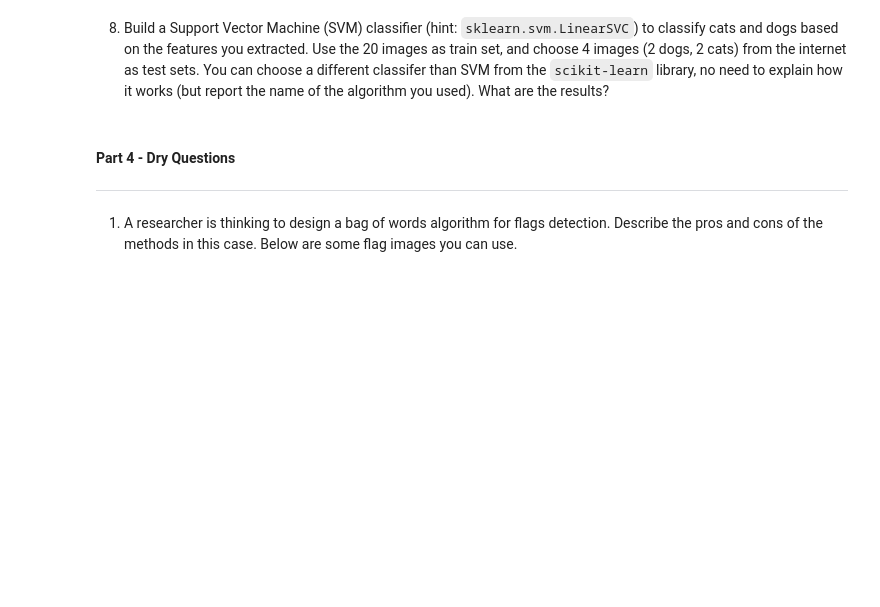
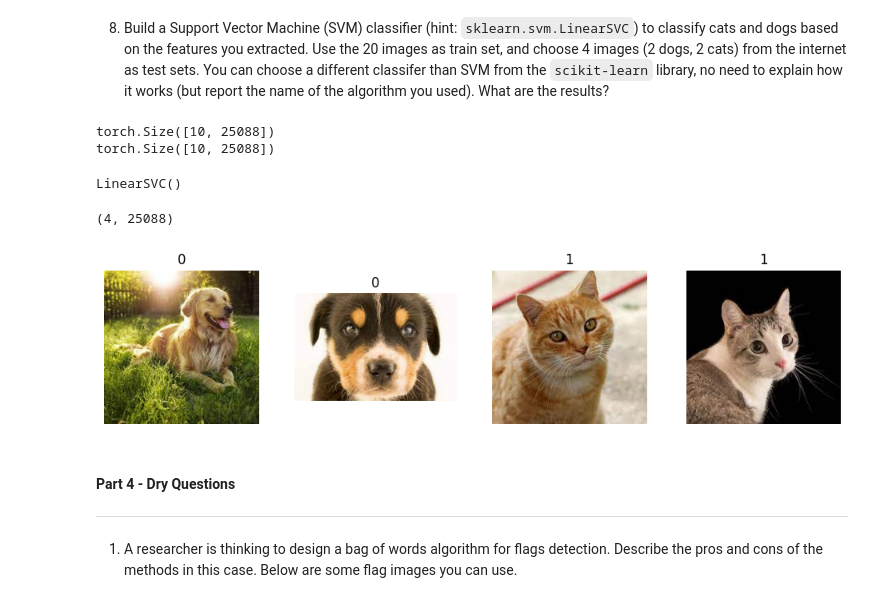
Before and after one commit to ronbenc/Computer-Vision, a Jupyter notebook: hw1_classification/ee046746_hw1_classification.ipynb, the cells around one changed output. Drawn from its saved outputs; the diff is of its cells as text; code cells hidden in the pictures; blank space fills up the shorter version.

```diff
--- a/hw1_classification/ee046746_hw1_classification.ipynb
+++ b/hw1_classification/ee046746_hw1_classification.ipynb
@@ -429,3 +485,13 @@ tensor([207])
 # %% [markdown]
 7. For each image in the `./data/dogs` and `./data/cats`folders, extract and save their feature vectors (create a numpy array or a torch tensor that contains the features for all samples) from a fully-connected layer (such as `FC7`) of the VGG16 model. Which layer did you pick? What is the size of the feature space?
     * You need to write a function that does the feed forward manually until the desired layer. See the example in `ee046746_appndx_visualizing_cnn_filters.ipynb`.
+# %%
+# loading dog and cat images
+
+dog_images = []
+for f in glob.iglob("data/dogs/*"):
+    dog_images.append(np.asarray(Image.open(f)))
+
+cat_images = []
+for f in glob.iglob("data/cats/*"):
+    cat_images.append(np.asarray(Image.open(f)))
@@ -432,5 +511,64 @@ tensor([207])
 # %% [markdown]
 8. Build a Support Vector Machine (SVM) classifier (hint: `sklearn.svm.LinearSVC`) to classify cats and dogs based on the features you extracted. Use the 20 images as train set, and choose 4 images (2 dogs, 2 cats) from the internet as test sets. You can choose a different classifer than SVM from the `scikit-learn` library, no need to explain how it works (but report the name of the algorithm you used). What are the results?
+# %%
+# extracts features
+
+feature_extractor = model.features
+
+dog_features = feature_extractor(trns_dogs)
+cat_features = feature_extractor(trns_cats)
+
+dog_features = dog_features.view(dog_features.size(0), -1)
+print(dog_features.shape)
+
+cat_features = cat_features.view(cat_features.size(0), -1)
+print(cat_features.shape)
+# %% [output]
+torch.Size([10, 25088])
+torch.Size([10, 25088])
+# %%
+# train svc
+
+svc_model = svm.LinearSVC()
+
+X = torch.cat((dog_features, cat_features), 0).detach().numpy()
+y = torch.cat((torch.zeros(10), torch.ones(10)), 0).detach().numpy()
+
+svc_model.fit(X=X, y=y)
+# %% [output]
+LinearSVC()
+# %%
+# test svc
+
+# load images
+cat_dog_images = []
+for f in glob.iglob("data/my_data/*.jpeg"):
+    cat_dog_images.append(np.asarray(Image.open(f)))
+
+# transform images
+trns_cat_dog = []
+for im in cat_dog_images:
+    trns_cat_dog.append(transform(im))
+trns_cat_dog = torch.stack(trns_cat_dog)
+
+# extract features
+features = feature_extractor(trns_cat_dog)
+features = features.view(features.size(0), -1).detach().numpy()
+print(features.shape)
+
+y_pred = svc_model.predict(features)
+
+
+fig, axes = plt.subplots(1, 4, figsize=(12,2.5))
+for i in range(4):
+    axes[i].set_title(str(int(y_pred[i])))
+    axes[i].imshow(cat_dog_images[i])
+    axes[i].axis('off')
+
+plt.show()
+# %% [output]
+(4, 25088)
+[figure, added]
 # %% [markdown]
 #### Part 4 - Dry Questions
 
```
Also changed, not shown: parts of 9 cells of this notebook, 4 other files.
